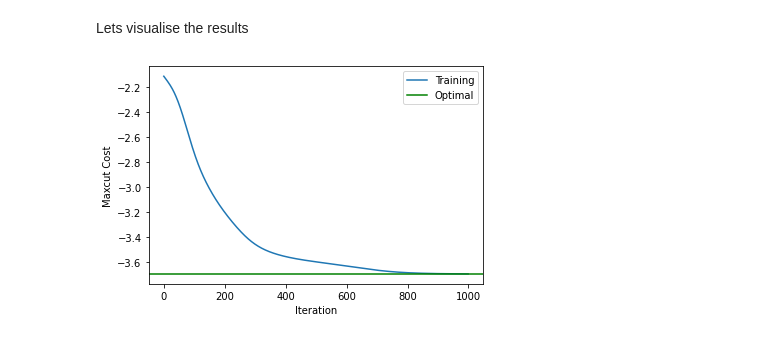
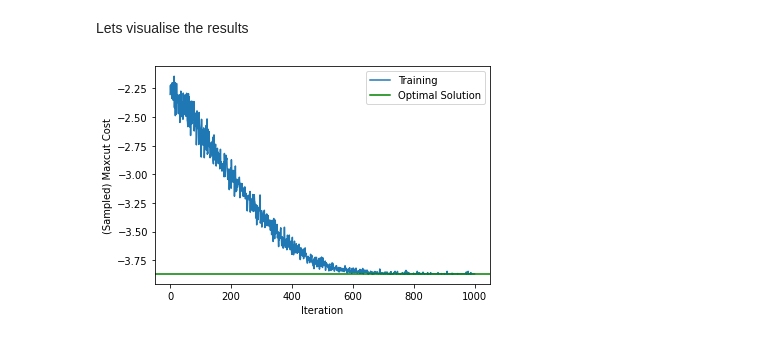
Before and after one commit to CQCL/qujax, a Jupyter notebook: examples/maxcut_vqe.ipynb, the cells around one changed output. Cells and saved outputs as stored; diff of their text form; code cells hidden in the pictures.

Commit message:
maxcut sampled

```diff
--- a/examples/maxcut_vqe.ipynb
+++ b/examples/maxcut_vqe.ipynb
@@ -18,7 +19,7 @@ stepsize = 1e-3
 n_steps = 1000
 random_key = random.PRNGKey(0)
 # %%
-graph_key, weights_key, init_key = random.split(random_key, 3)
+graph_key, weights_key, init_key, train_key = random.split(random_key, 4)
 # %% [markdown]
 # Then came the problem specification
 
@@ -125 +123,27 @@ We now our cost function, we can use JAX to generate gradients and then we are r
+# %%
+def param_to_sampled_cost_and_grad(param, random_key):
+
+    random_keys = random.split(random_key, 2 * param.size + 1)
+    cost_key = random_keys[0]
+    grad_keys = random_keys[1:]
+
+    st = param_to_st(param)
+    sample_bitstrings = qujax.sample_bitstrings(cost_key, st, n_samps=n_shots)
+    sampled_cost = vmap(cost_of_bitstring)(sample_bitstrings).mean()
+
+    def sample_grad_k(k, random_key_plus, random_key_minus):
+        param_plus = param.at[k].set(param[k] + 0.5)
+        st_plus = param_to_st(param_plus)
+        sample_bitstrings_plus = qujax.sample_bitstrings(random_key_plus, st_plus, n_samps=n_shots)
+
+        param_minus = param.at[k].set(param[k] - 0.5)
+        st_minus = param_to_st(param_minus)
+        sample_bitstrings_minus = qujax.sample_bitstrings(random_key_minus, st_minus, n_samps=n_shots)
+
+        return (vmap(cost_of_bitstring)(sample_bitstrings_plus).mean() - vmap(cost_of_bitstring)(sample_bitstrings_minus).mean()) / 2
+
+    sampled_grad = vmap(sample_grad_k)(jnp.arange(param.size),
+                                       grad_keys[:param.size],
+                                       grad_keys[param.size:])
+    return sampled_cost, sampled_grad
 # %% [markdown]
@@ -135,17 +157,18 @@ init_param = random.uniform(init_key, shape=(n_params,), minval=-init_rad, maxva
 # %%
 init_opt_state = optimiser.init(init_param)
 # %%
-def gd_iteration(params_and_opt_state, step):
-    params, opt_state = params_and_opt_state
+def gd_iteration(params_and_opt_state_and_rk, step):
+    params, opt_state, rk_in = params_and_opt_state_and_rk
+    rk_out, rk_samp = random.split(rk_in)
 
-    cost, grads = param_to_cost_and_grad(params)
+    cost, grads = param_to_sampled_cost_and_grad(params, rk_samp)
 
     updates, new_opt_state = optimiser.update(grads, opt_state, params)
     new_params = optax.apply_updates(params, updates)
-    return (new_params, new_opt_state), (params, cost)
+    return (new_params, new_opt_state, rk_out), (params, cost)
 # %%
 _, (params_path, cost_path) = scan(gd_iteration,
-                                   (init_param, init_opt_state),
+                                   (init_param, init_opt_state, train_key),
                                    jnp.arange(n_steps))
 # %% [markdown]
 Lets visualise the results
@@ -153,9 +176,9 @@ Lets visualise the results
 opt_cost = vmap(cost_of_bitstring)(qujax.integers_to_bitstrings(jnp.arange(2 ** n_qubits), n_qubits)).min()
 # %%
 plt.plot(cost_path, label='Training')
-plt.axhline(opt_cost, color='green', label='Optimal')
+plt.axhline(opt_cost, color='green', label='Optimal Solution')
 plt.xlabel('Iteration')
-plt.ylabel('Maxcut Cost')
+plt.ylabel('(Sampled) Maxcut Cost')
 plt.legend();
 # %% [output]
-[figure, old version]
+[figure, new version]
```
Also changed, not shown: parts of 7 cells of this notebook, 1 other file.
